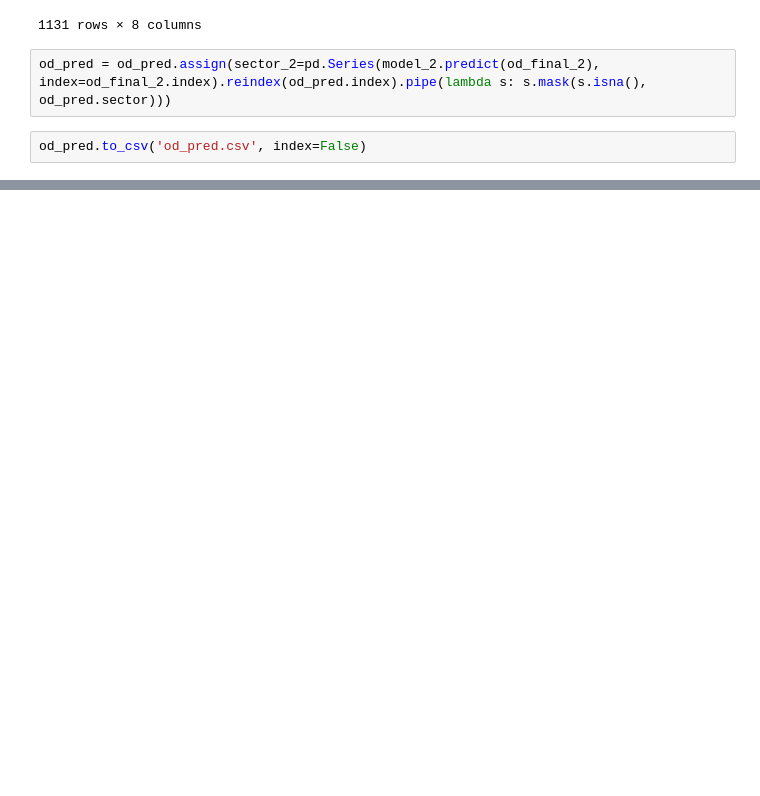
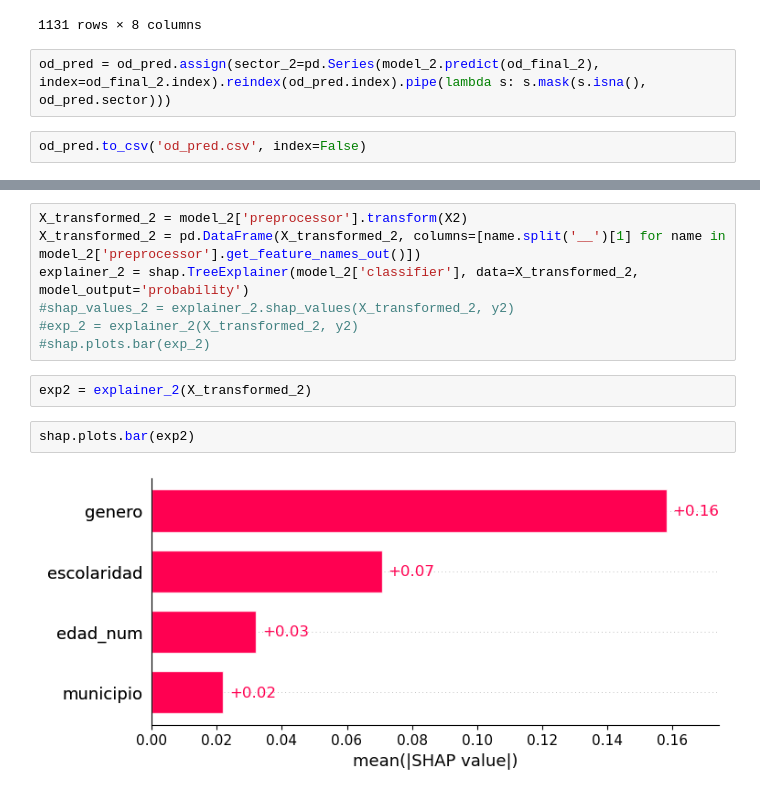
Before and after one commit to CentroFuturoCiudades/informal_jobs, a Jupyter notebook: notebook.ipynb, the cells around one changed output, grey strips where cells are left out. Cells and saved outputs as stored; diff of their text form; blank space fills up the shorter version.

```diff
--- a/notebook.ipynb
+++ b/notebook.ipynb
@@ -411,0 +436,13 @@ od_pred.to_csv('od_pred.csv', index=False)
+# %%
+X_transformed_2 = model_2['preprocessor'].transform(X2)
+X_transformed_2 = pd.DataFrame(X_transformed_2, columns=[name.split('__')[1] for name in model_2['preprocessor'].get_feature_names_out()])
+explainer_2 = shap.TreeExplainer(model_2['classifier'], data=X_transformed_2, model_output='probability')
+#shap_values_2 = explainer_2.shap_values(X_transformed_2, y2)
+#exp_2 = explainer_2(X_transformed_2, y2)
+#shap.plots.bar(exp_2)
+# %%
+exp2 = explainer_2(X_transformed_2)
+# %%
+shap.plots.bar(exp2)
+# %% [output]
+[figure, added]
```
Also changed, not shown: parts of 29 cells of this notebook.
